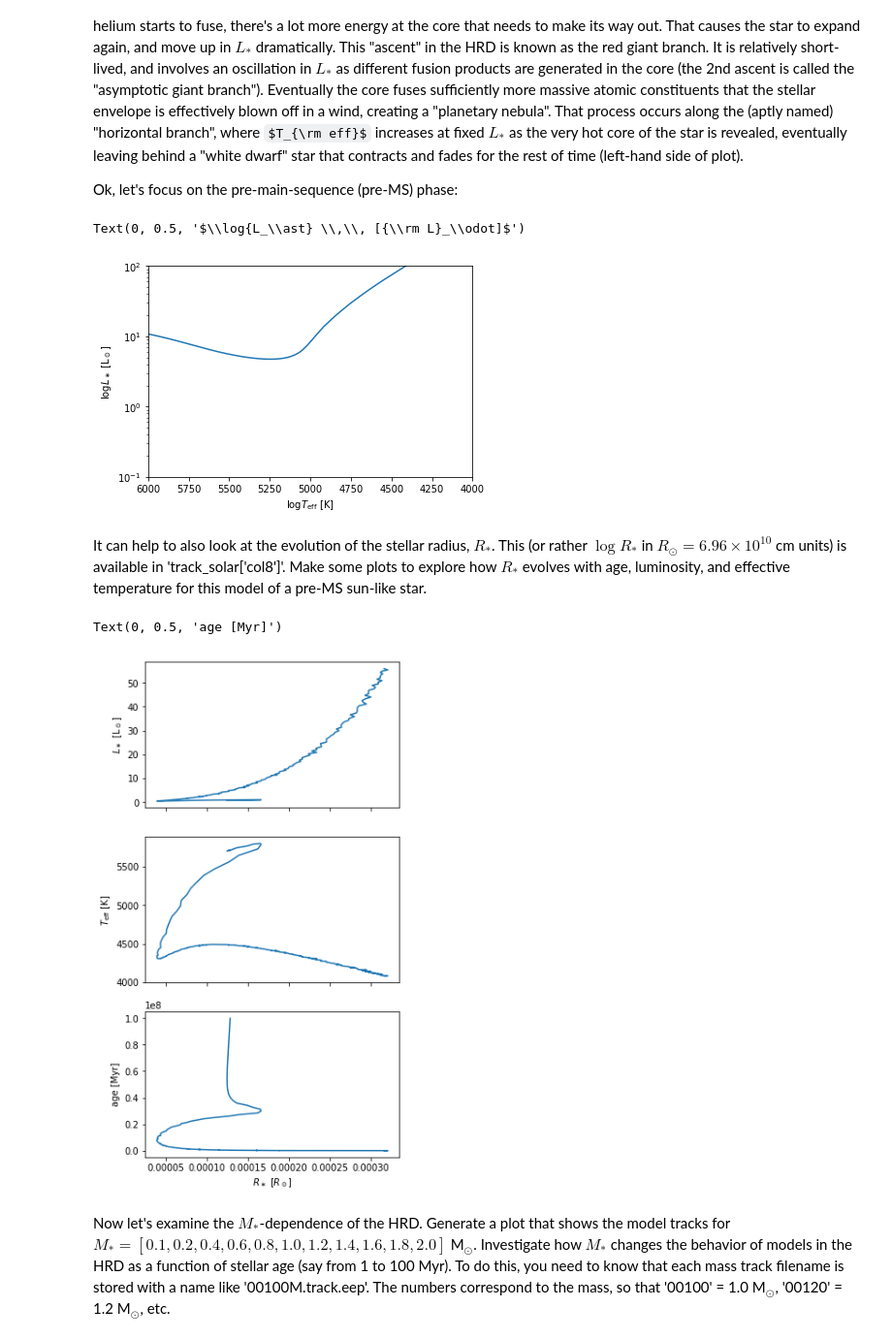
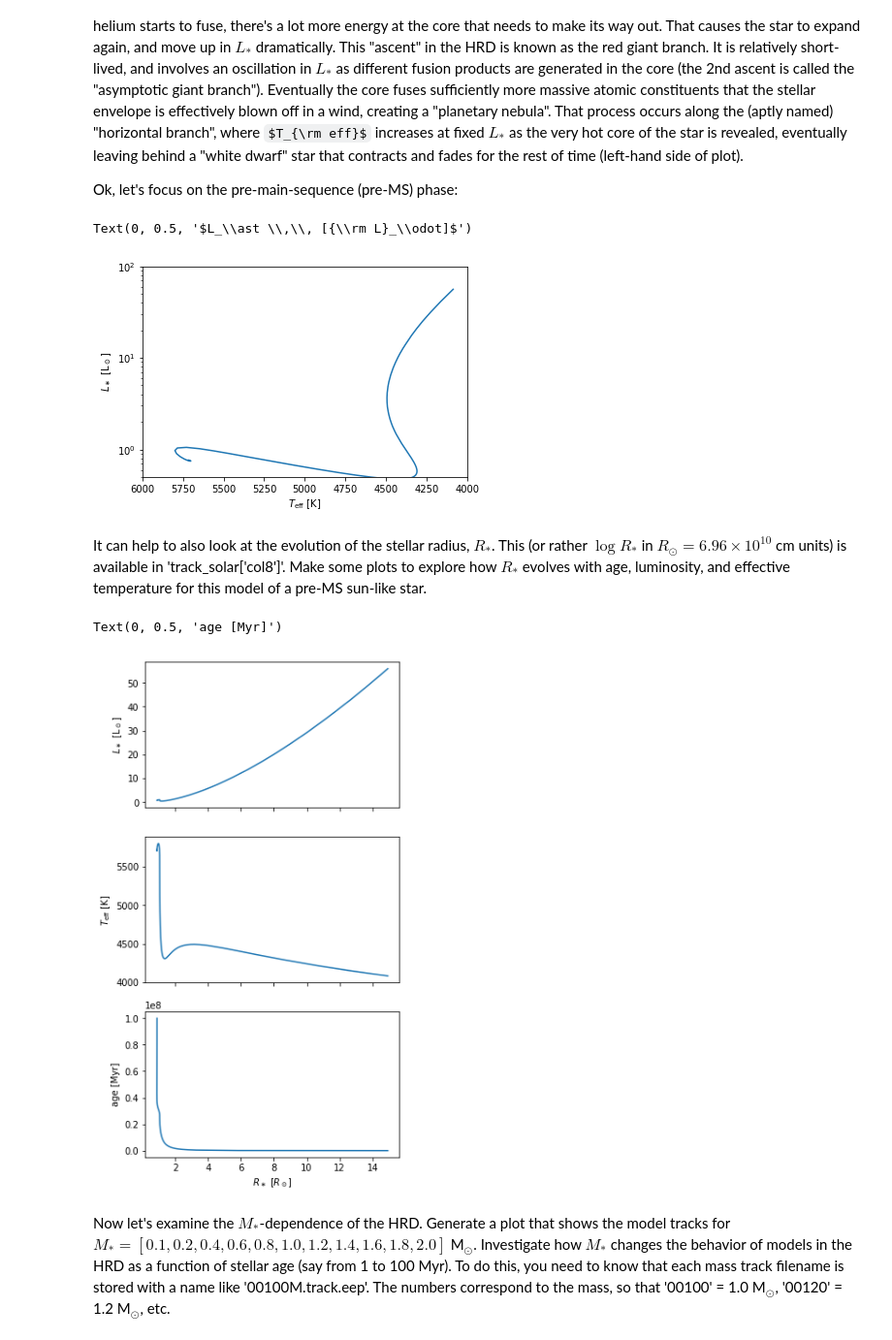
Before and after one commit to seanandrews/dyn-masses, a Jupyter notebook: notebooks/Justin's Notes/The HR Diagram.ipynb, the cells around one changed output. Shown at 97% size. Cells and saved outputs as stored; diff of their text form; code cells hidden in the pictures; some formulas as TeX source.

```diff
--- a/notebooks/Justin's Notes/The HR Diagram.ipynb
+++ b/notebooks/Justin's Notes/The HR Diagram.ipynb
@@ -86,21 +86,21 @@ That little wiggle occurs around ($T_{\rm eff} = 5800$ K, $L_\ast = 1$ L$_\odot$
 Ok, let's focus on the pre-main-sequence (pre-MS) phase:
 # %%
 Tlim = [6000, 4000]    # note: Teff is plotted backwards (see note below)
-Llim = [0.1, 100]
+Llim = [0.5, 100]
 fig, ax = plt.subplots()
 ax.plot(10**logTe[age < 1e8], 10**logL[age < 1e8])
 ax.set_xlim(Tlim)
 ax.set_ylim(Llim)
 ax.set_yscale('log')
-ax.set_xlabel(r'$\log{T_{\rm eff}} \,\, [{\rm K}]$')
-ax.set_ylabel(r'$\log{L_\ast} \,\, [{\rm L}_\odot]$')
+ax.set_xlabel(r'$T_{\rm eff} \,\, [{\rm K}]$')
+ax.set_ylabel(r'$L_\ast \,\, [{\rm L}_\odot]$')
 # %% [output]
-Text(0, 0.5, '$\\log{L_\\ast} \\,\\, [{\\rm L}_\\odot]$')
+Text(0, 0.5, '$L_\\ast \\,\\, [{\\rm L}_\\odot]$')
-[figure, old version]
+[figure, new version]
 # %% [markdown]
 It can help to also look at the evolution of the stellar radius, $R_\ast$.  This (or rather $\log{R_\ast}$ in $R_\odot = 6.96 \times 10^{10}$ cm units) is available in 'track_solar['col8']'.  Make some plots to explore how $R_\ast$ evolves with age, luminosity, and effective temperature for this model of a pre-MS sun-like star.
 # %%
-logr = track_solar['col8']
+logr = track_solar['col14']
 Tlim = [6000, 4000]
 Llim = [0.1, 100]
 fig, (ax1, ax2, ax3) = plt.subplots(3, sharex=True, figsize=(5,10))
@@ -118,7 +118,7 @@ ax3.set_xlabel(r'${R_\ast} \,\, [R_\odot]$')
 ax3.set_ylabel('age [Myr]')
 # %% [output]
 Text(0, 0.5, 'age [Myr]')
-[figure, old version]
+[figure, new version]
 # %% [markdown]
 Now let's examine the $M_\ast$-dependence of the HRD.  Generate a plot that shows the model tracks for $M_\ast = [0.1, 0.2, 0.4, 0.6, 0.8, 1.0, 1.2, 1.4, 1.6, 1.8, 2.0]$ M$_\odot$.  Investigate how $M_\ast$ changes the behavior of models in the HRD as a function of stellar age (say from 1 to 100 Myr).  To do this, you need to know that each mass track filename is stored with a name like '00100M.track.eep'.  The numbers correspond to the mass, so that '00100' = 1.0 M$_\odot$, '00120' = 1.2 M$_\odot$, etc.
 # %%
```
Also changed, not shown: parts of 2 cells of this notebook, 1 other file.
